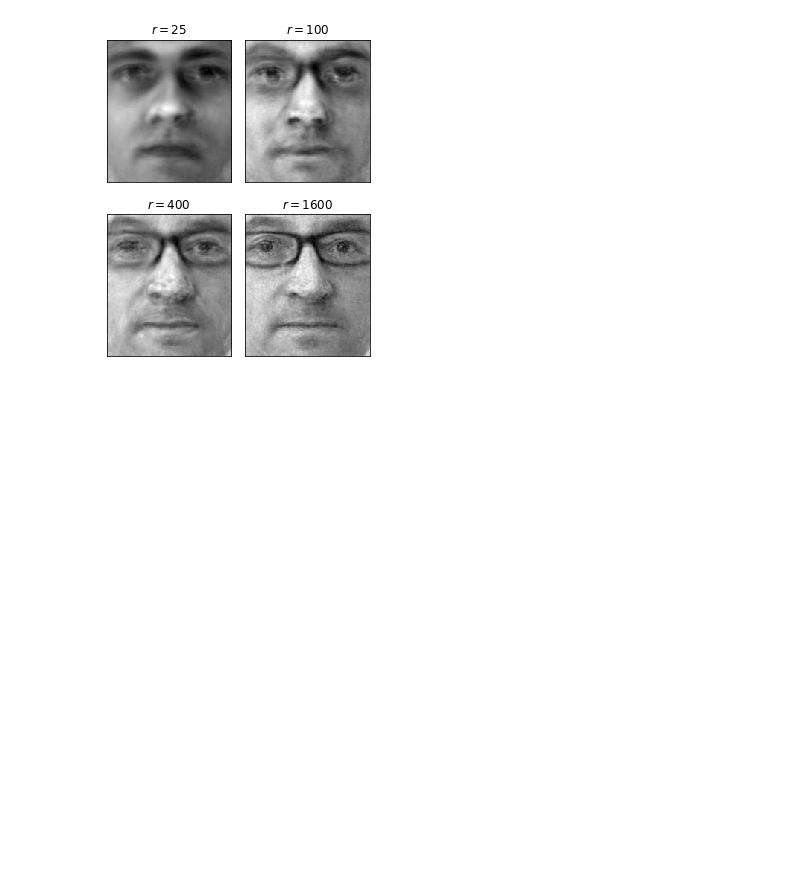
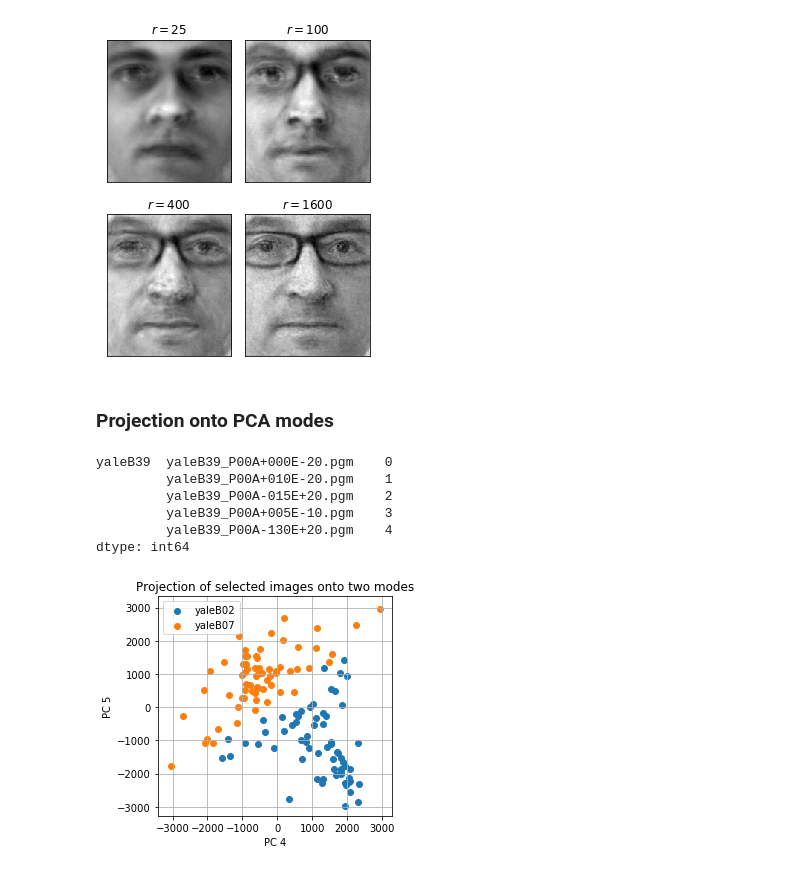
Before and after one commit to billtubbs/mech-575, a Jupyter notebook: Chapter-1-eigenfaces-example.ipynb, the cells around one changed output. Saved outputs shown, nothing was run; the diff lists cells and outputs as text; code cells hidden in the pictures; blank space fills up the shorter version.

```diff
--- a/Chapter-1-eigenfaces-example.ipynb
+++ b/Chapter-1-eigenfaces-example.ipynb
@@ -445,3 +483,47 @@ Reconstructing with r = 100...
 Reconstructing with r = 400...
 Reconstructing with r = 1600...
 [figure]
+# %% [markdown]
+### Projection onto PCA modes
+# %%
+# Use this index to select images from training set
+image_index_train.head()
+# %% [output]
+yaleB39  yaleB39_P00A+000E-20.pgm    0
+         yaleB39_P00A+010E-20.pgm    1
+         yaleB39_P00A-015E+20.pgm    2
+         yaleB39_P00A+005E-10.pgm    3
+         yaleB39_P00A-130E+20.pgm    4
+dtype: int64
+# %%
+# Select by person IDs
+persons = ['yaleB02', 'yaleB07']
+selected_images = {person: x_train[:, image_index_train[person]]
+                   for person in persons}
+
+# Subtract average face
+images_avg_sub = {name: selected_images[name] - avg_face.reshape(-1,1)
+                        for name in persons}
+
+# Select PCA modes to project onto
+pca_modes = [4, 5]
+
+pca_coords = {name: U[:, pca_modes].T.dot(images_avg_sub[name])
+              for name in persons}
+
+fig, ax = plt.subplots(figsize=(4.5, 4))
+for name in persons:
+    ax.scatter(pca_coords[name][0,:], pca_coords[name][1,:], label=name)
+
+ax.set_xlabel(f"PC {pca_modes[0]}")
+ax.set_ylabel(f"PC {pca_modes[1]}")
+ax.set_title('Projection of selected images onto two modes')
+ax.grid()
+ax.legend()
+plt.tight_layout()
+filename = 'fig_1_21_py.pdf'
+filepath = os.path.join(plot_dir, filename)
+plt.savefig(filepath)
+plt.show()
+# %% [output]
+[figure, added]
```
Also changed, not shown: parts of 29 cells of this notebook.
